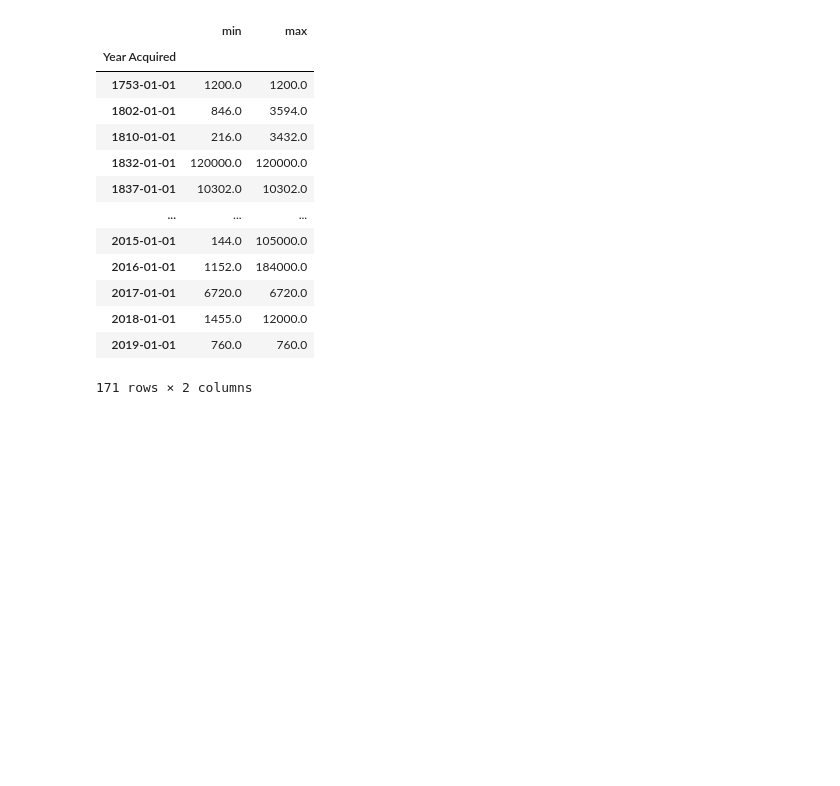
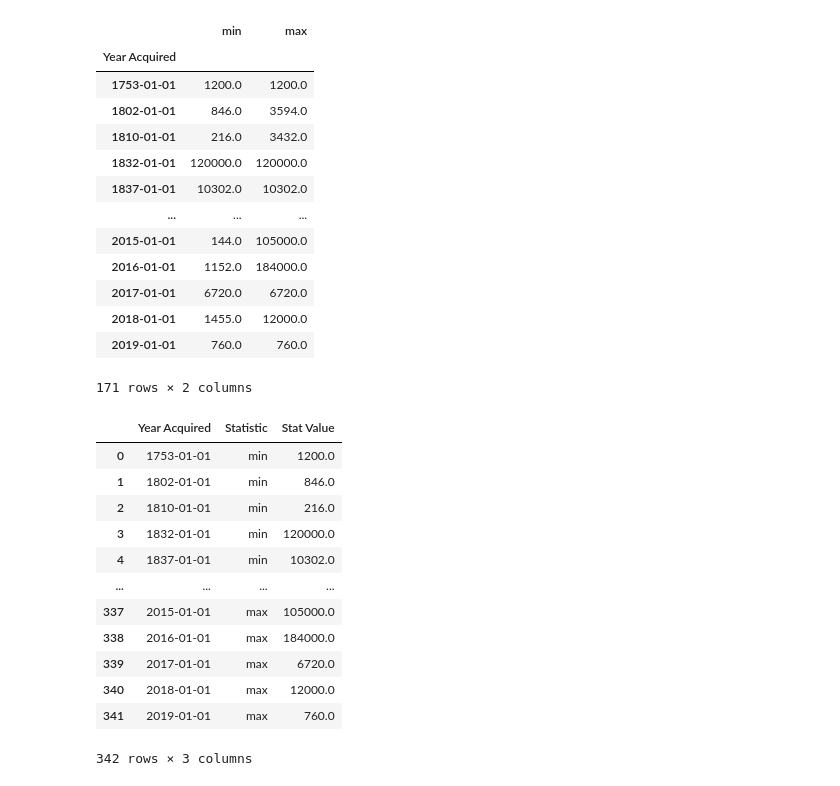
Before and after one commit to UIUC-iSchool-DataViz/is445_obuobg_spring2025, a Jupyter notebook: week10/inClass_week10.ipynb, the cells around one changed output. Cells and saved outputs as stored; diff of their text form; code cells hidden in the pictures; blank space fills up the shorter version.

```diff
--- a/week10/inClass_week10.ipynb
+++ b/week10/inClass_week10.ipynb
@@ -239,4 +239,20 @@ stats_min
 | 2019-01-01 | 760.0 | 760.0 |
 171 rows × 2 columns
 # %%
-stats_melt = stats_min.reset_index().melt('Year Acquired', var_name = 'Statistic', v
+stats_melt = stats_min.reset_index().melt('Year Acquired', var_name = 'Statistic', value_name = 'Stat Value')
+# %%
+stats_melt
+# %% [output]
+|  | Year Acquired | Statistic | Stat Value |
+| 0 | 1753-01-01 | min | 1200.0 |
+| 1 | 1802-01-01 | min | 846.0 |
+| 2 | 1810-01-01 | min | 216.0 |
+| 3 | 1832-01-01 | min | 120000.0 |
+| 4 | 1837-01-01 | min | 10302.0 |
+| ... | ... | ... | ... |
+| 337 | 2015-01-01 | max | 105000.0 |
+| 338 | 2016-01-01 | max | 184000.0 |
+| 339 | 2017-01-01 | max | 6720.0 |
+| 340 | 2018-01-01 | max | 12000.0 |
+| 341 | 2019-01-01 | max | 760.0 |
+342 rows × 3 columns
```
